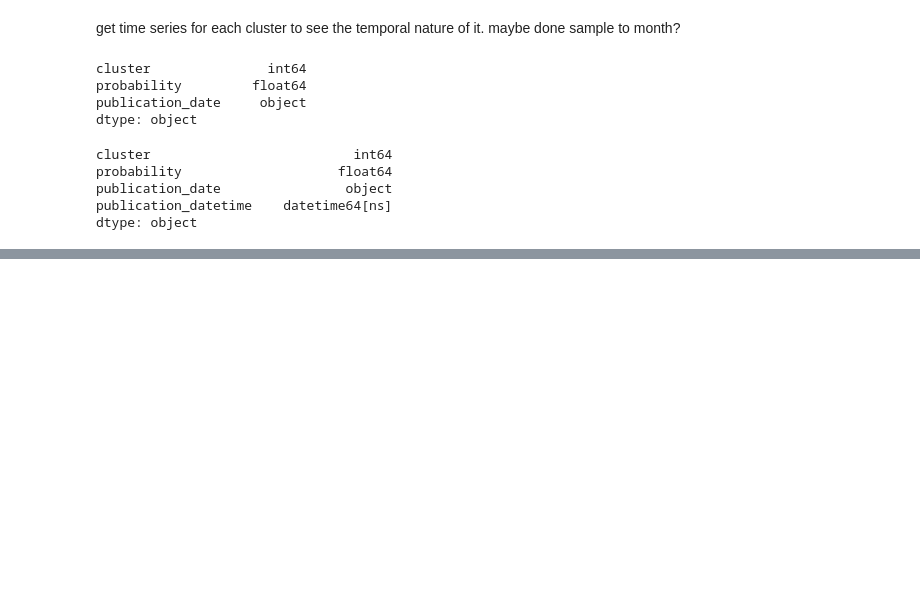
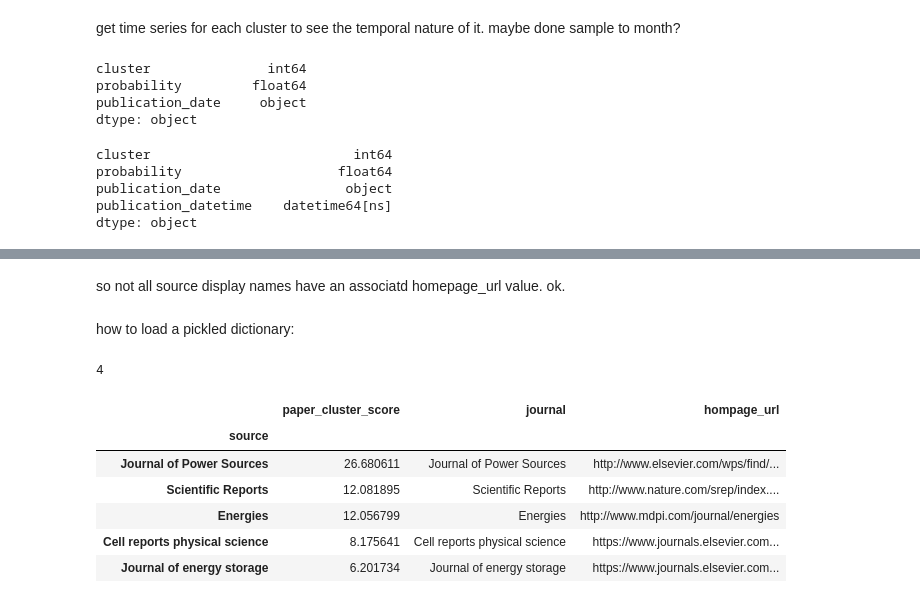
Before and after one commit to doolingdavidrs21/openalex-jamming-guidance, a Jupyter notebook: jamming2d.ipynb, the cells around one changed output, grey strips where cells are left out. Cells and saved outputs as stored; diff of their text form; code cells hidden in the pictures; blank space fills up the shorter version.

```diff
--- a/jamming2d.ipynb
+++ b/jamming2d.ipynb
@@ -1452,0 +1497,2 @@ fig.show()
+# %%
+source_page_dict = get_display_page_dict(sources_list)
@@ -1452,0 +1503,40 @@ fig.show()
+# %% [markdown]
+so not all source display names have an associatd homepage_url value. ok.
+# %%
+import pickle
+
+with open("source_page_dict.pkl", "wb") as f:
+    pickle.dump(source_page_dict, f)
+# %% [markdown]
+how to load a pickled dictionary:
+# %%
+with open("source_page_dict.pkl", "rb") as f:
+    source_dict = pickle.load(f)
+# %%
+def get_journals_cluster_sort(dc:pd.DataFrame, cl:int):
+    """
+    restricts the dataframe dc to cluster value cl
+    and returns the results grouped by source (where
+    source_type == 'journal') sorted
+    by the some of probablity descending
+    """
+    dg = dc[dc['paper_cluster'] == cl].copy()
+    print(cl)
+    dv = dg[dg['source_type'] == 'journal'].groupby(['source'])['paper_cluster_score'].sum().to_frame()
+    dv.sort_values('paper_cluster_score', ascending=False, inplace=True)
+    dv['journal'] = dv.index
+    dv['hompage_url'] = dv['journal'].map(source_dict)
+    kw = centroids[centroids.cluster == cl]['keywords'].iloc[0]
+    return dv, kw
+# %%
+dv, kw = get_journals_cluster_sort(dftriple, 4)
+dv.head()
+# %% [output]
+4
+|  | paper_cluster_score | journal | hompage_url |
+| source |  |  |  |
+| Journal of Power Sources | 26.680611 | Journal of Power Sources | http://www.elsevier.com/wps/find/... |
+| Scientific Reports | 12.081895 | Scientific Reports | http://www.nature.com/srep/index.... |
+| Energies | 12.056799 | Energies | http://www.mdpi.com/journal/energies |
+| Cell reports physical science | 8.175641 | Cell reports physical science | https://www.journals.elsevier.com... |
+| Journal of energy storage | 6.201734 | Journal of energy storage | https://www.journals.elsevier.com... |
```
Also changed, not shown: parts of 48 cells of this notebook.
